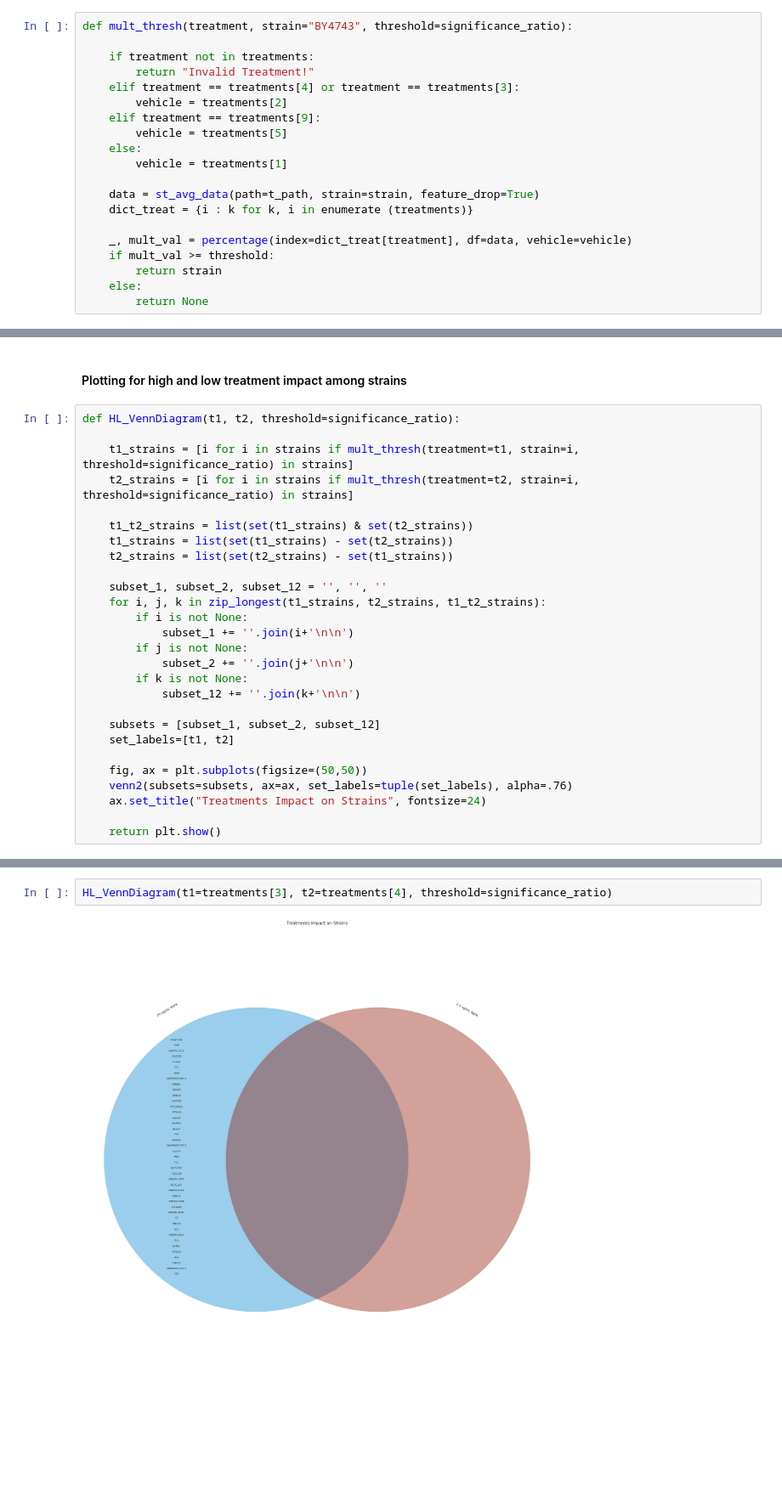
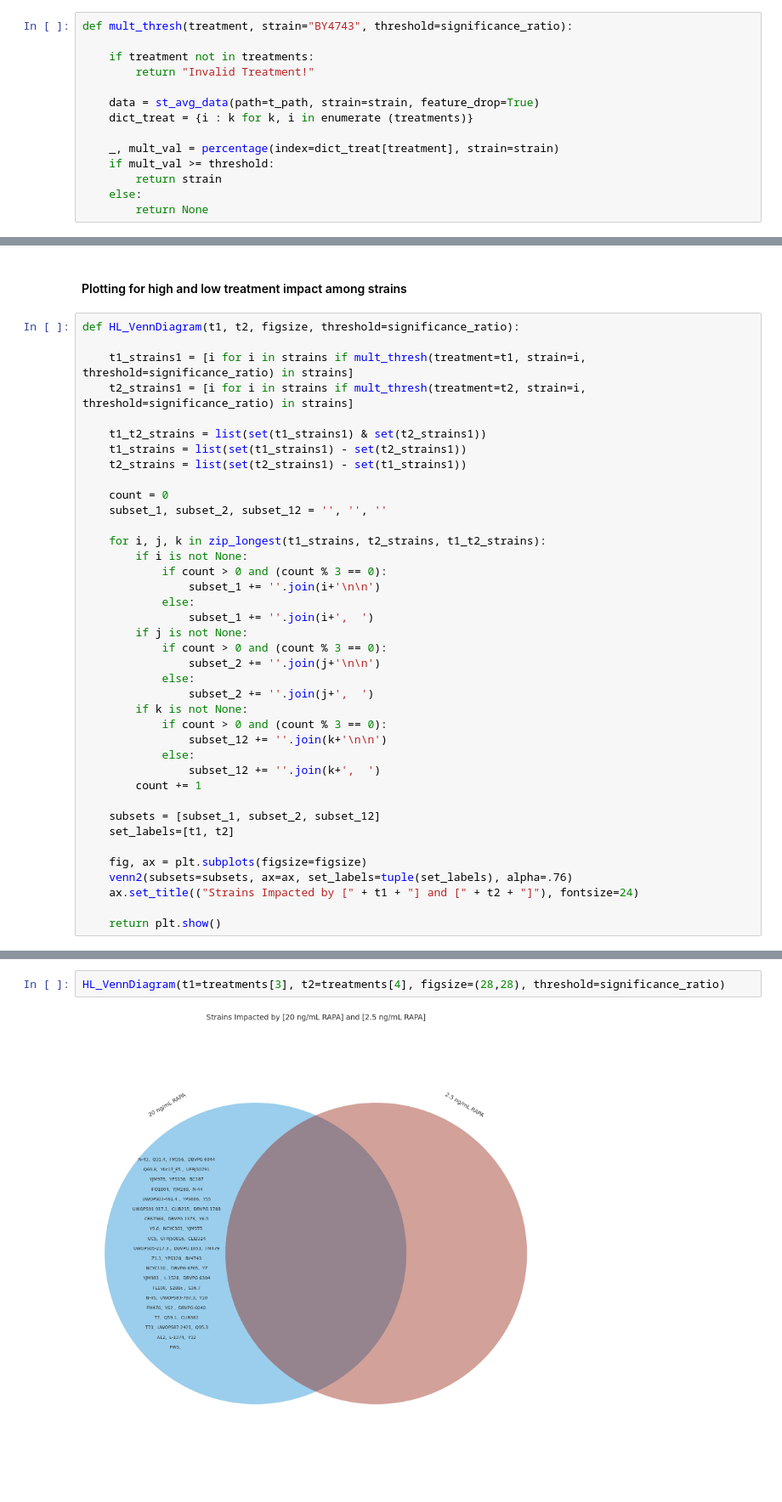
Before and after one commit to yab-tad/Saccharomyces-Cerevisiae, a Jupyter notebook: SGRP.ipynb, the cells around one changed output, grey strips where cells are left out. Shown at 85% size. Saved outputs shown, nothing was run; the diff lists cells and outputs as text; blank space fills up the shorter version.

```diff
--- a/SGRP.ipynb
+++ b/SGRP.ipynb
@@ -1261,17 +1288,11 @@ def mult_thresh(treatment, strain="BY4743", threshold=significance_ratio):
 
     if treatment not in treatments:
         return "Invalid Treatment!"
-    elif treatment == treatments[4] or treatment == treatments[3]:
-        vehicle = treatments[2]
-    elif treatment == treatments[9]:
-        vehicle = treatments[5]
-    else:
-        vehicle = treatments[1]
 
     data = st_avg_data(path=t_path, strain=strain, feature_drop=True)
     dict_treat = {i : k for k, i in enumerate (treatments)}
 
-    _, mult_val = percentage(index=dict_treat[treatment], df=data, vehicle=vehicle)
+    _, mult_val = percentage(index=dict_treat[treatment], strain=strain)
     if mult_val >= threshold:
         return strain
     else:
@@ -1288,30 +1300,42 @@ def t_sensitivity(index, treatment, df=avg_control, vehicle=treatments[2]):
 # %% [markdown]
 #### Plotting for high and low treatment impact among strains
 # %%
-def HL_VennDiagram(t1, t2, threshold=significance_ratio):
+def HL_VennDiagram(t1, t2, figsize, threshold=significance_ratio):
 
-    t1_strains = [i for i in strains if mult_thresh(treatment=t1, strain=i, threshold=significance_ratio) in strains]
-    t2_strains = [i for i in strains if mult_thresh(treatment=t2, strain=i, threshold=significance_ratio) in strains]
+    t1_strains1 = [i for i in strains if mult_thresh(treatment=t1, strain=i, threshold=significance_ratio) in strains]
+    t2_strains1 = [i for i in strains if mult_thresh(treatment=t2, strain=i, threshold=significance_ratio) in strains]
 
-    t1_t2_strains = list(set(t1_strains) & set(t2_strains))
-    t1_strains = list(set(t1_strains) - set(t2_strains))
-    t2_strains = list(set(t2_strains) - set(t1_strains))
+    t1_t2_strains = list(set(t1_strains1) & set(t2_strains1))
+    t1_strains = list(set(t1_strains1) - set(t2_strains1))
+    t2_strains = list(set(t2_strains1) - set(t1_strains1))
 
+    count = 0
     subset_1, subset_2, subset_12 = '', '', ''
+
     for i, j, k in zip_longest(t1_strains, t2_strains, t1_t2_strains):
         if i is not None:
-            subset_1 += ''.join(i+'\n\n')
+            if count > 0 and (count % 3 == 0):
+                subset_1 += ''.join(i+'\n\n')
+            else:
+                subset_1 += ''.join(i+',  ')
         if j is not None:
-            subset_2 += ''.join(j+'\n\n')
+            if count > 0 and (count % 3 == 0):
+                subset_2 += ''.join(j+'\n\n')
+            else:
+                subset_2 += ''.join(j+',  ')
         if k is not None:
-            subset_12 += ''.join(k+'\n\n')
+            if count > 0 and (count % 3 == 0):
+                subset_12 += ''.join(k+'\n\n')
+            else:
+                subset_12 += ''.join(k+',  ')
+        count += 1
 
     subsets = [subset_1, subset_2, subset_12]
     set_labels=[t1, t2]
 
-    fig, ax = plt.subplots(figsize=(50,50))
+    fig, ax = plt.subplots(figsize=figsize)
     venn2(subsets=subsets, ax=ax, set_labels=tuple(set_labels), alpha=.76)
-    ax.set_title("Treatments Impact on Strains", fontsize=24)
+    ax.set_title(("Strains Impacted by [" + t1 + "] and [" + t2 + "]"), fontsize=24)
 
     return plt.show()
 # %% [markdown]
@@ -1319,4 +1343,4 @@ def HL_VennDiagram(t1, t2, threshold=significance_ratio):
 # %%
-HL_VennDiagram(t1=treatments[3], t2=treatments[4], threshold=significance_ratio)
+HL_VennDiagram(t1=treatments[3], t2=treatments[4], figsize=(28,28), threshold=significance_ratio)
 # %% [output]
-[figure, old version]
+[figure, new version]
```
Also changed, not shown: parts of 50 cells of this notebook.
